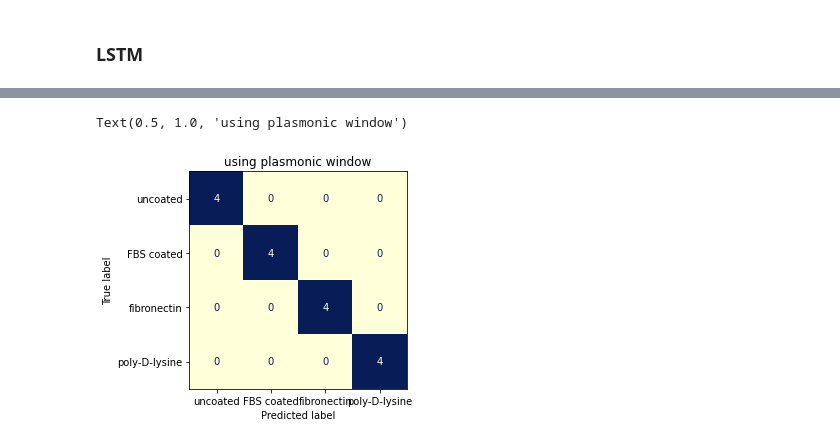
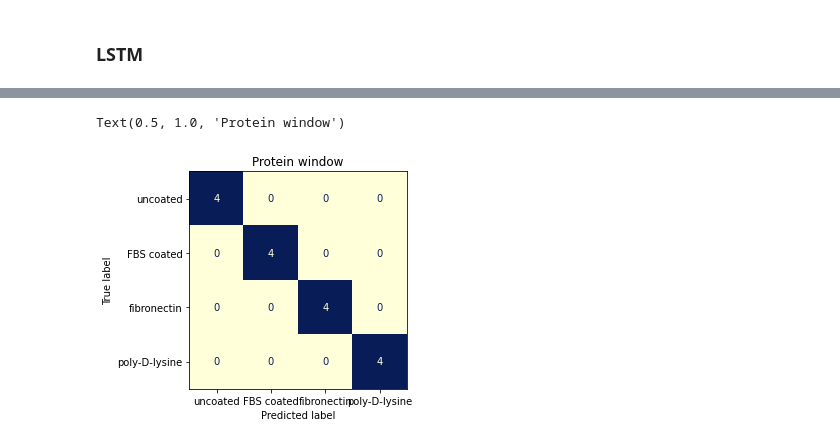
Before and after one commit to Mew233/IRspectral, a Jupyter notebook: spectral_PCA_LSTM-feats.ipynb, the cells around one changed output, grey strips where cells are left out. Cells and saved outputs as stored; diff of their text form; code cells hidden in the pictures.

Commit message:
window size

```diff
--- a/spectral_PCA_LSTM-feats.ipynb
+++ b/spectral_PCA_LSTM-feats.ipynb
@@ -94,5 +95,6 @@ def get_loadings(X_0, rang=range(859,1020)):
 
     return loadings, x01, N_Compents
 # %%
-protein_loadings, x01_proteins, N_Compents_proteins = get_loadings(X_0, rang=range(859,1020))
+protein_loadings, x01_proteins, N_Compents_proteins = get_loadings(X_0, rang=range(862,1018))
+# proteins (green, 1499<ω<1807 cm−1)
 # %% [output]
@@ -143,7 +148,7 @@ def get_objectwise(X_uncoated, loadings):
     list_df_j = [X_j[i:i+n].T for i in range(0,X_j.shape[0],n)]
     return list_df_j
 
-def get_projections(x01=x01_proteins,loadings=protein_loadings):
+def get_projections(x01,loadings):
     n = 41*4  #chunk row size
     list_df = [x01[i:i+n] for i in range(0,x01.shape[0],n)]
     #projected along the PC loadings by matrix multiplication
@@ -256,7 +262,7 @@ torch.manual_seed(42)
 print(dataX.shape)
 input_size = dataX.shape[1] #Number of features used as input. (Number of columns)
 hidden_size = 64 #more hidden units, longer time remembered
-num_layers = 2
+num_layers = 1
 num_classes = 4
 num_epochs = 15
 batch_size = 4
@@ -411,0 +406,2 @@ validation accuracy 4.0/4 predicts:  [1, 3, 0, 2] labels:  [1.0, 3.0, 0.0, 2.0]
+# %%
+test_acc,actual_list,predict_list = main(dataX=dataX)
@@ -412,11 +426,11 @@ validation accuracy 4.0/4 predicts:  [1, 3, 0, 2] labels:  [1.0, 3.0, 0.0, 2.0]
 # %%
 from sklearn.metrics import confusion_matrix, ConfusionMatrixDisplay
 y_test = [val for sublist in np.vstack(list(chain(*actual_list))) for val in sublist]
 predictions = [val for sublist in np.vstack(list(chain(*predict_list))) for val in sublist]
 cm = confusion_matrix(y_test, predictions)
 disp = ConfusionMatrixDisplay(confusion_matrix=cm, display_labels=['uncoated','FBS coated','fibronectin','poly-D-lysine'])
 disp.plot(cmap='YlGnBu',  colorbar=False)
-plt.title('using protein window')
+plt.title('Protein window')
 # %% [output]
-Text(0.5, 1.0, 'using plasmonic window')
+Text(0.5, 1.0, 'Protein window')
-[figure, old version]
+[figure, new version]
```
Also changed, not shown: parts of 14 cells of this notebook.
